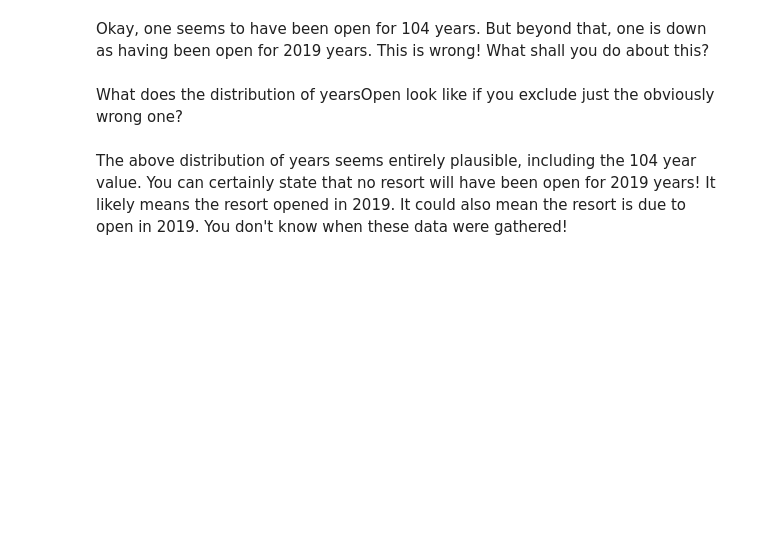
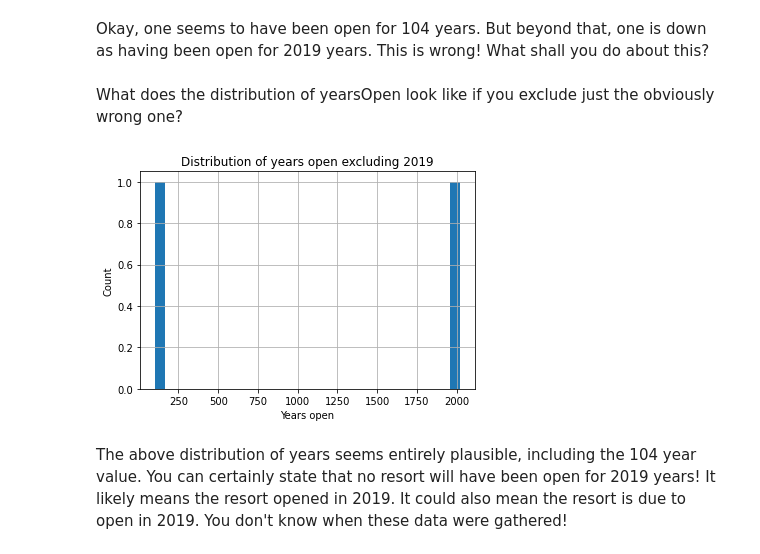
Before and after one commit to edk3742/DataScienceGuidedCapstone, a Jupyter notebook: Notebooks/02_data_wrangling.ipynb, the cells around one changed output. Cells and saved outputs as stored; diff of their text form; code cells hidden in the pictures; blank space fills up the shorter version.

```diff
--- a/Notebooks/02_data_wrangling.ipynb
+++ b/Notebooks/02_data_wrangling.ipynb
@@ -619,11 +669,13 @@ What does the distribution of yearsOpen look like if you exclude just the obviou
 # %%
 #Code task 26#
 #Call the hist method on 'yearsOpen' after filtering for values under 1000
 #Pass the argument bins=30 to hist(), but feel free to explore other values
-ski_data.___[ski_data.___ < ___].hist(___)
+ski_data['yearsOpen'][ski_data['yearsOpen'] > 100].hist(bins=30)
 plt.xlabel('Years open')
 plt.ylabel('Count')
 plt.title('Distribution of years open excluding 2019');
+# %% [output]
+[figure, added]
 # %% [markdown]
 The above distribution of years seems entirely plausible, including the 104 year value. You can certainly state that no resort will have been open for 2019 years! It likely means the resort opened in 2019. It could also mean the resort is due to open in 2019. You don't know when these data were gathered!
 # %% [markdown]
```
Also changed, not shown: parts of 20 cells of this notebook, 2 other files.
